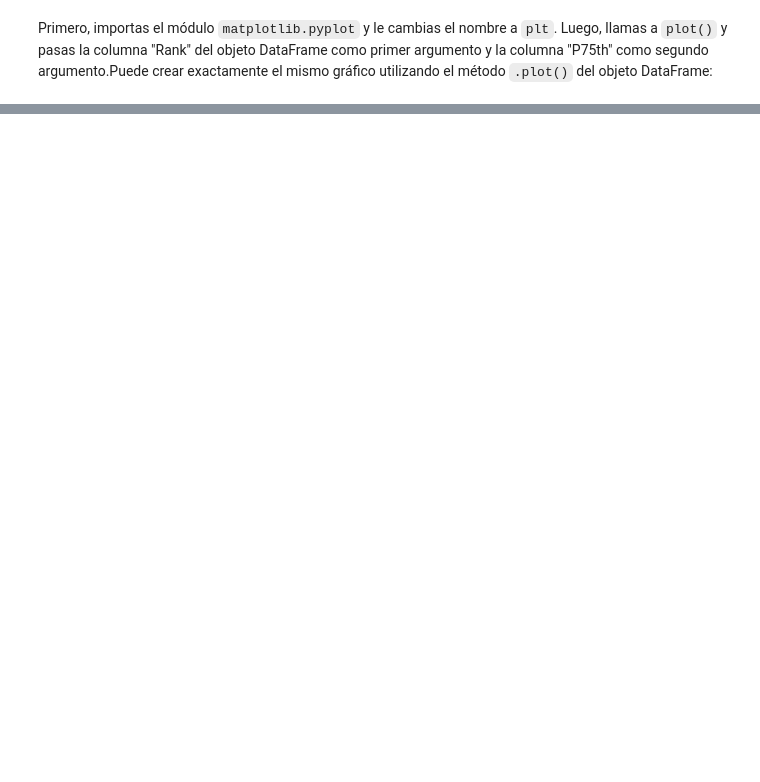
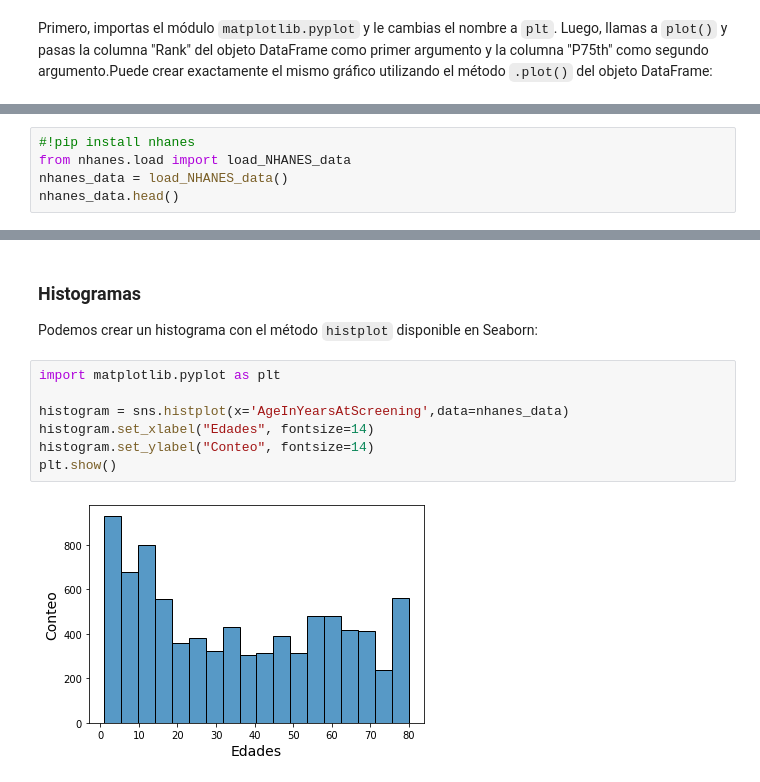
Before and after one commit to renatoparedes/IntroPythonInvestigacionPsicologia, a Jupyter notebook: AnalisisdeDatosCuantitativos/VisualizacionDeDatos.ipynb, the cells around one changed output, grey strips where cells are left out. Drawn from its saved outputs; the diff is of its cells as text; blank space fills up the shorter version.

```diff
--- a/AnalisisdeDatosCuantitativos/VisualizacionDeDatos.ipynb
+++ b/AnalisisdeDatosCuantitativos/VisualizacionDeDatos.ipynb
@@ -257,0 +121,5 @@ Si tienes tiempo, te invito a revisar el siguiente [tutorial](https://ourcodingc
+# %%
+#!pip install nhanes
+from nhanes.load import load_NHANES_data
+nhanes_data = load_NHANES_data()
+nhanes_data.head()
@@ -257,0 +134,13 @@ Si tienes tiempo, te invito a revisar el siguiente [tutorial](https://ourcodingc
+# %% [markdown]
+### Histogramas
+
+Podemos crear un histograma con el método `histplot` disponible en Seaborn:
+# %%
+import matplotlib.pyplot as plt
+
+histogram = sns.histplot(x='AgeInYearsAtScreening',data=nhanes_data)
+histogram.set_xlabel("Edades", fontsize=14)
+histogram.set_ylabel("Conteo", fontsize=14)
+plt.show()
+# %% [output]
+[figure, added]
```
Also changed, not shown: parts of 70 cells of this notebook, 2 other files.
